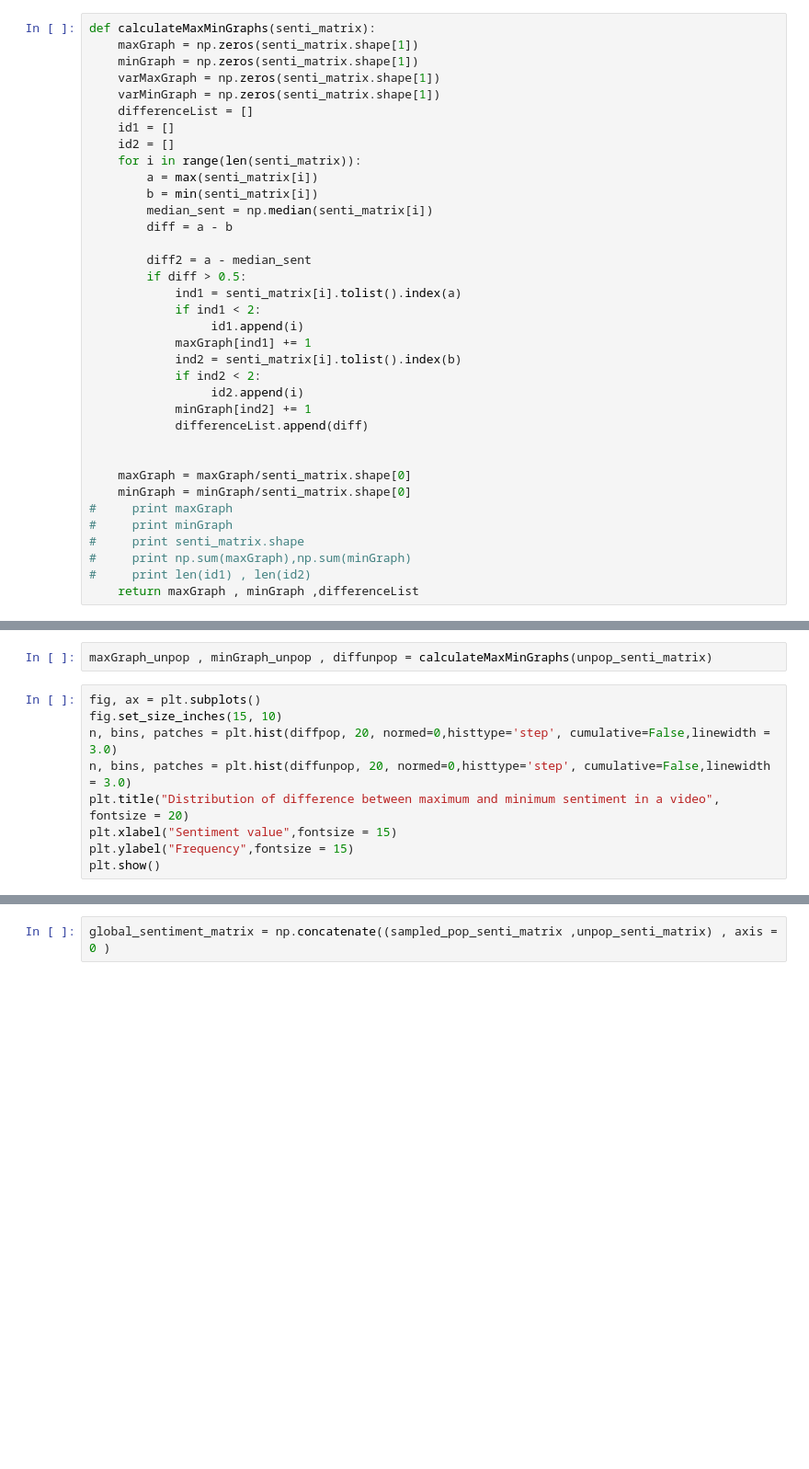
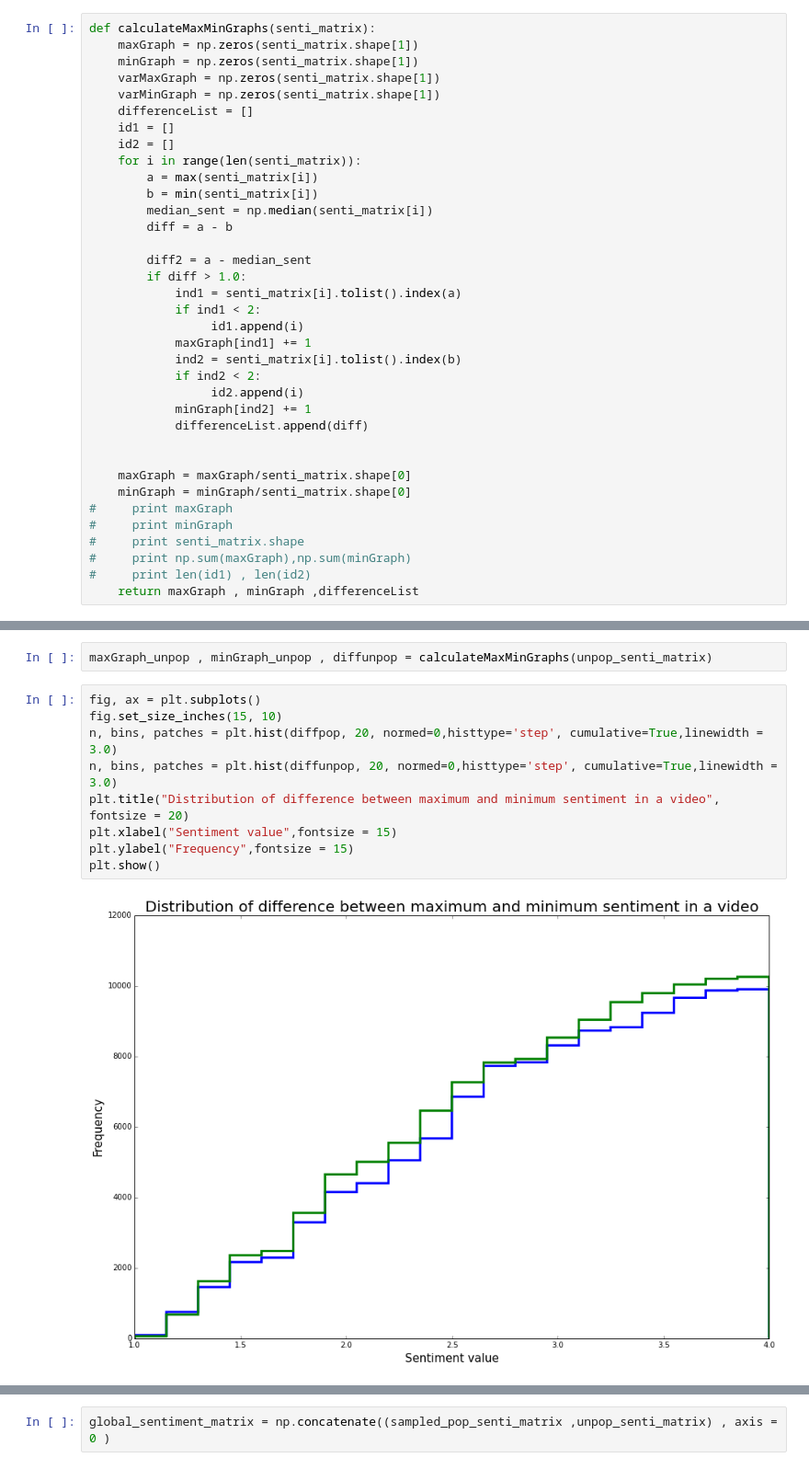
Before and after one commit to sagarjoglekar/vineCrawl, a Jupyter notebook: notebooks/unpopularVineSentiTrends.ipynb, the cells around one changed output, grey strips where cells are left out. Shown at 92% size. Drawn from its saved outputs; the diff is of its cells as text; blank space fills up the shorter version.

```diff
--- a/notebooks/unpopularVineSentiTrends.ipynb
+++ b/notebooks/unpopularVineSentiTrends.ipynb
@@ -462,7 +478,7 @@ def calculateMaxMinGraphs(senti_matrix):
         diff = a - b
 
         diff2 = a - median_sent
-        if diff > 0.5:
+        if diff > 1.0:
             ind1 = senti_matrix[i].tolist().index(a)
             if ind1 < 2:
                  id1.append(i)
@@ -489,9 +505,11 @@ maxGraph_unpop , minGraph_unpop , diffunpop = calculateMaxMinGraphs(unpop_senti_
 # %%
 fig, ax = plt.subplots()
 fig.set_size_inches(15, 10)
-n, bins, patches = plt.hist(diffpop, 20, normed=0,histtype='step', cumulative=False,linewidth = 3.0)
-n, bins, patches = plt.hist(diffunpop, 20, normed=0,histtype='step', cumulative=False,linewidth = 3.0)
+n, bins, patches = plt.hist(diffpop, 20, normed=0,histtype='step', cumulative=True,linewidth = 3.0)
+n, bins, patches = plt.hist(diffunpop, 20, normed=0,histtype='step', cumulative=True,linewidth = 3.0)
 plt.title("Distribution of difference between maximum and minimum sentiment in a video", fontsize = 20)
 plt.xlabel("Sentiment value",fontsize = 15)
 plt.ylabel("Frequency",fontsize = 15)
 plt.show()
+# %% [output]
+[figure, added]
```
Also changed, not shown: parts of 10 cells of this notebook, 3 other files.
